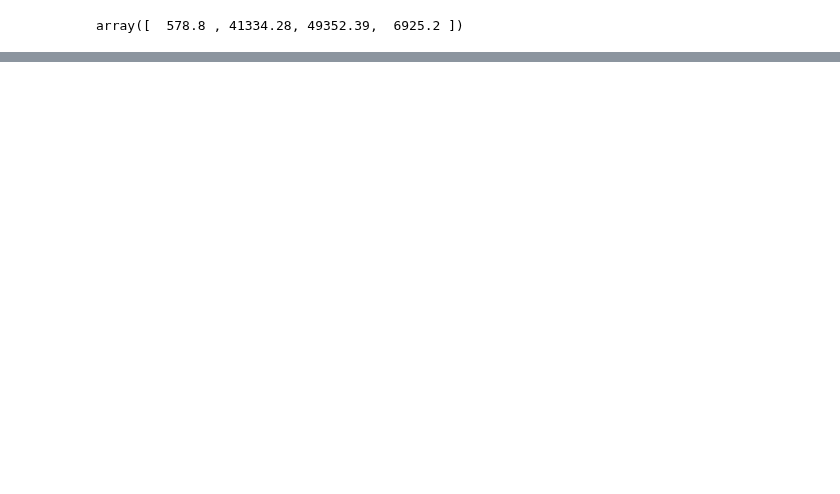
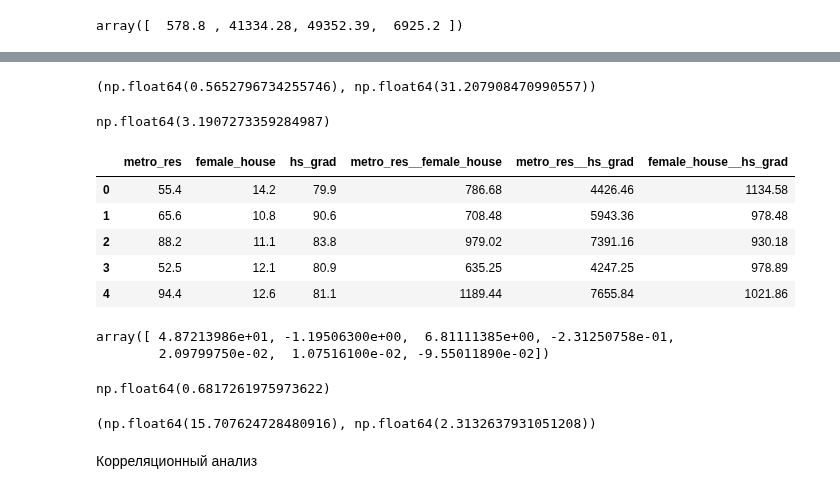
Before and after one commit to befragment/statistic_course, a Jupyter notebook: 6.ipynb, the cells around one changed output, grey strips where cells are left out. Saved outputs shown, nothing was run; the diff lists cells and outputs as text; code cells hidden in the pictures; blank space fills up the shorter version.

```diff
--- a/6.ipynb
+++ b/6.ipynb
@@ -87,0 +202,79 @@ df['pov_model'] = b0 + (b1 * df['metro_res']) + \
+# %%
+n = len(y)
+m = X.shape[1]
+F = (R_squared / (1 - R_squared)) * ((n - m - 1) / m)
+
+R_squared, F
+# %% [output]
+(np.float64(0.5652796734255746), np.float64(31.207908470990557))
+# %%
+from scipy.stats import f
+alpha = 0.05
+d1 = m
+d2 = n - m - 1
+
+(F_crit := f.ppf(1 - alpha, d1, d2))
+# %% [output]
+np.float64(3.1907273359284987)
+# %%
+from itertools import combinations
+
+cols = ['metro_res', 'female_house', 'hs_grad']
+new_cols = ['metro_res', 'female_house', 'hs_grad']
+
+data = df[cols]
+new_data = data.copy()
+
+for col1, col2 in combinations(cols, 2):
+    new_name = f'{col1}__{col2}'
+    new_data[new_name] = data[col1] * data[col2]
+    new_cols.append(new_name)
+
+new_data.head(5)
+# %% [output]
+|  | metro_res | female_house | hs_grad | metro_res__female_house | metro_res__hs_grad | female_house__hs_grad |
+| 0 | 55.4 | 14.2 | 79.9 | 786.68 | 4426.46 | 1134.58 |
+| 1 | 65.6 | 10.8 | 90.6 | 708.48 | 5943.36 | 978.48 |
+| 2 | 88.2 | 11.1 | 83.8 | 979.02 | 7391.16 | 930.18 |
+| 3 | 52.5 | 12.1 | 80.9 | 635.25 | 4247.25 | 978.89 |
+| 4 | 94.4 | 12.6 | 81.1 | 1189.44 | 7655.84 | 1021.86 |
+# %%
+X = new_data.to_numpy()
+y = df['poverty'].to_numpy()
+
+X_features = np.hstack([np.ones((X.shape[0], 1)), X])
+XtX = X_features.T @ X_features
+Xty = X_features.T @ y
+
+(beta := np.linalg.solve(XtX, Xty))
+# %% [output]
+array([ 4.87213986e+01, -1.19506300e+00,  6.81111385e+00, -2.31250758e-01,
+        2.09799750e-02,  1.07516100e-02, -9.55011890e-02])
+# %%
+y_mean = np.mean(y)
+y_hat = X_features @ beta
+
+ssr = np.sum((y - y_hat) ** 2)
+
+sst = np.sum((y - y_mean) ** 2)
+
+R_squared = 1 - ssr / sst
+
+n = len(y)
+m = X.shape[1]
+F = (R_squared / (1 - R_squared)) * ((n - m - 1) / m)
+
+alpha = 0.05
+df1 = m
+df2 = n - m - 1
+F_crit = f.ppf(1 - alpha, df1, df2)
+
+R_squared
+# %% [output]
+np.float64(0.6817261975973622)
+# %%
+F, F_crit
+# %% [output]
+(np.float64(15.707624728480916), np.float64(2.3132637931051208))
+# %% [markdown]
+Корреляционный анализ
```
Also changed, not shown: parts of 27 cells of this notebook.
